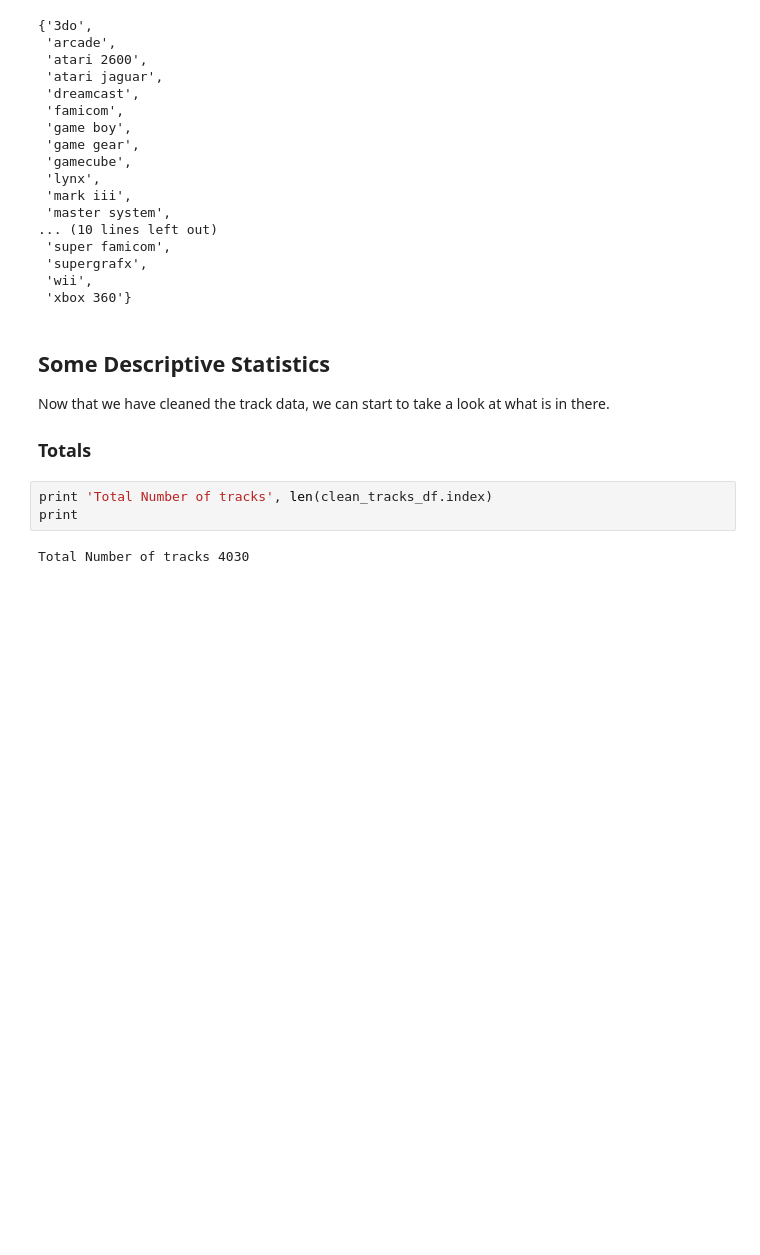
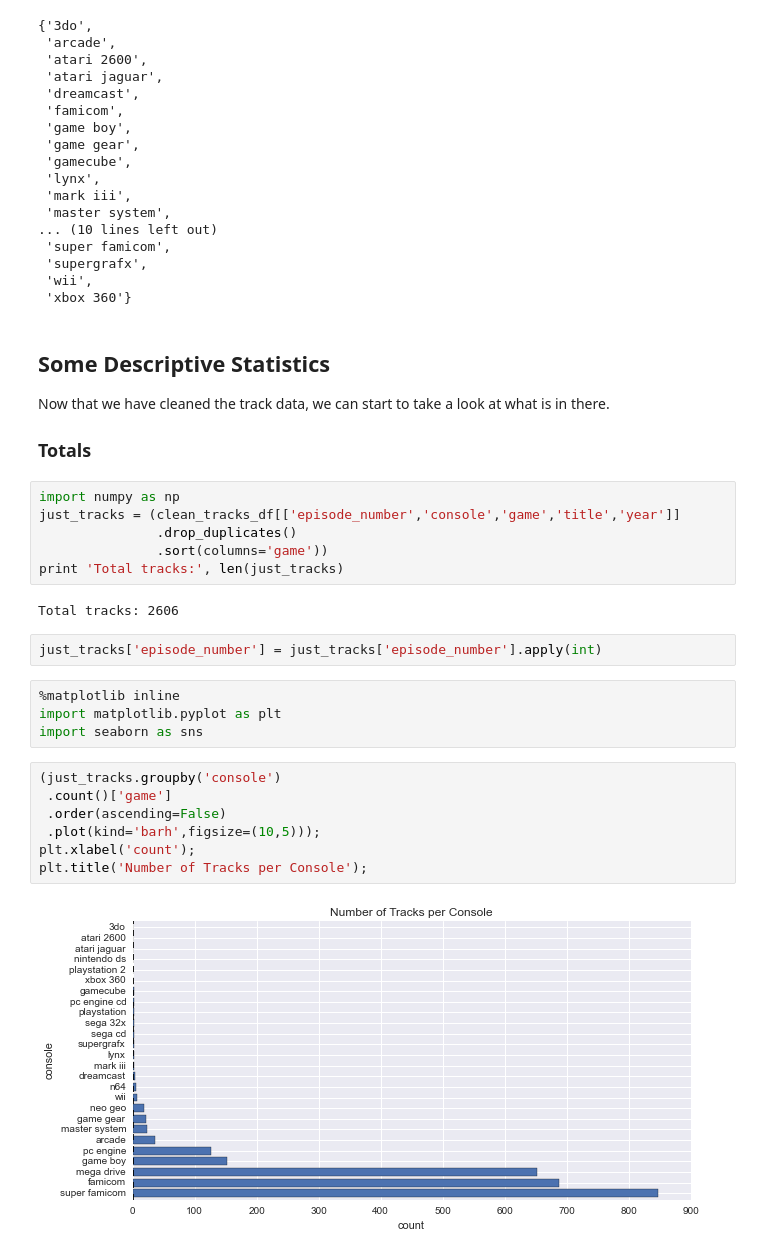
Before and after one commit to sfingram/lmh-analysis, a Jupyter notebook: LMH Analysis.ipynb, the cells around one changed output. Cells and saved outputs as stored; diff of their text form; blank space fills up the shorter version.

```diff
--- a/LMH Analysis.ipynb
+++ b/LMH Analysis.ipynb
@@ -441,8 +441,26 @@ set(clean_tracks_df.console.str.lower())
 Now that we have cleaned the track data, we can start to take a look at what is in there.
 
 ### Totals
-# %%
-print 'Total Number of tracks', len(clean_tracks_df.index)
-print
-# %% [output]
-Total Number of tracks 4030
+# %%
+import numpy as np
+just_tracks = (clean_tracks_df[['episode_number','console','game','title','year']]
+               .drop_duplicates()
+               .sort(columns='game'))
+print 'Total tracks:', len(just_tracks)
+# %% [output]
+Total tracks: 2606
+# %%
+just_tracks['episode_number'] = just_tracks['episode_number'].apply(int)
+# %%
+%matplotlib inline
+import matplotlib.pyplot as plt
+import seaborn as sns
+# %%
+(just_tracks.groupby('console')
+ .count()['game']
+ .order(ascending=False)
+ .plot(kind='barh',figsize=(10,5)));
+plt.xlabel('count');
+plt.title('Number of Tracks per Console');
+# %% [output]
+[figure, added]
```
Also changed, not shown: parts of 6 cells of this notebook.
